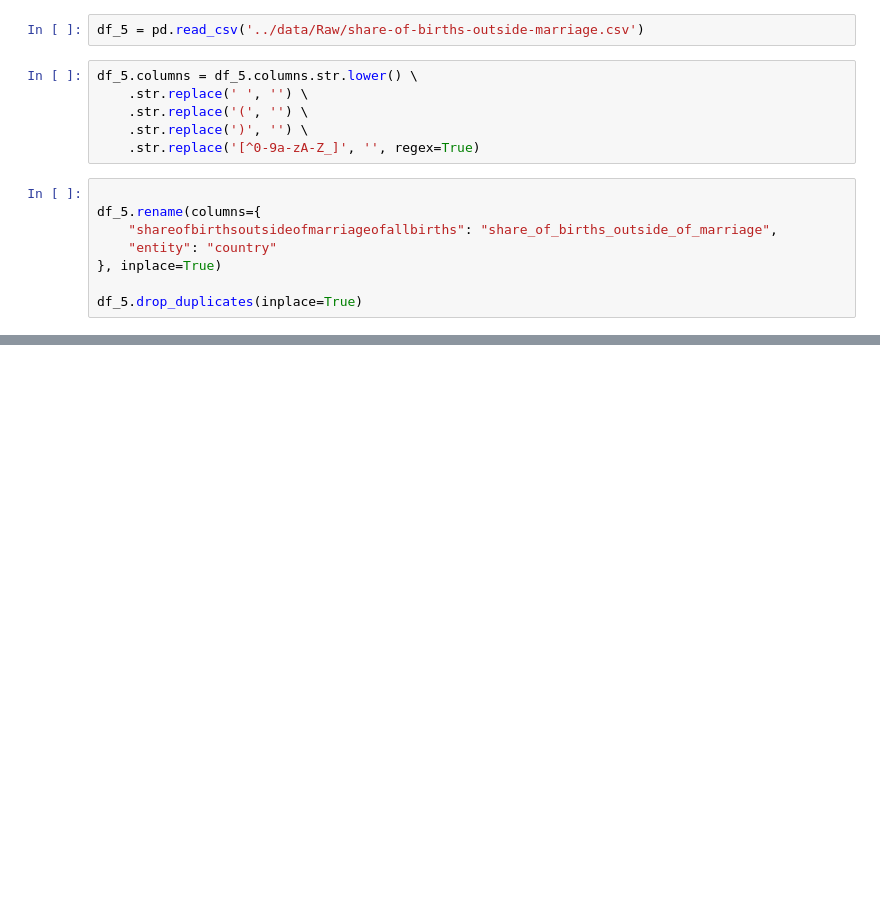
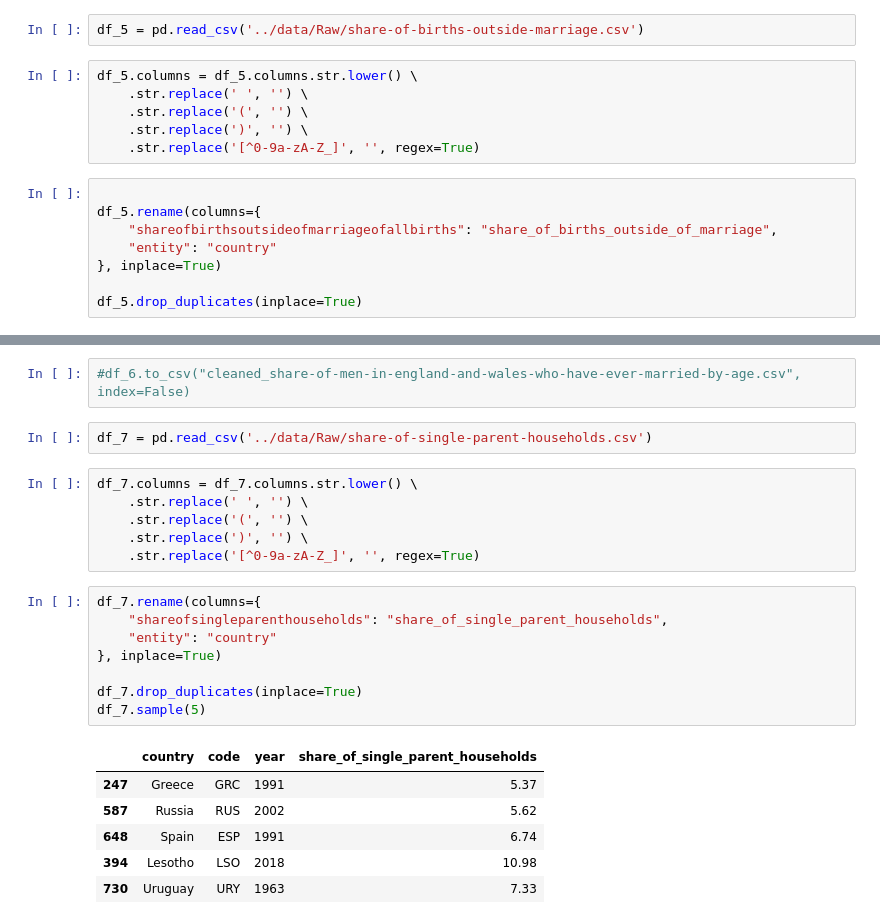
Before and after one commit to YkslB/marriage_statistics, a Jupyter notebook: scripts/Cleaning.ipynb, the cells around one changed output, grey strips where cells are left out. Cells and saved outputs as stored; diff of their text form; blank space fills up the shorter version.

```diff
--- a/scripts/Cleaning.ipynb
+++ b/scripts/Cleaning.ipynb
@@ -125,0 +224,25 @@ df_5.drop_duplicates(inplace=True)
+# %%
+#df_6.to_csv("cleaned_share-of-men-in-england-and-wales-who-have-ever-married-by-age.csv", index=False)
+# %%
+df_7 = pd.read_csv('../data/Raw/share-of-single-parent-households.csv')
+# %%
+df_7.columns = df_7.columns.str.lower() \
+    .str.replace(' ', '') \
+    .str.replace('(', '') \
+    .str.replace(')', '') \
+    .str.replace('[^0-9a-zA-Z_]', '', regex=True)
+# %%
+df_7.rename(columns={
+    "shareofsingleparenthouseholds": "share_of_single_parent_households",
+    "entity": "country"
+}, inplace=True)
+
+df_7.drop_duplicates(inplace=True)
+df_7.sample(5)
+# %% [output]
+|  | country | code | year | share_of_single_parent_households |
+| 247 | Greece | GRC | 1991 | 5.37 |
+| 587 | Russia | RUS | 2002 | 5.62 |
+| 648 | Spain | ESP | 1991 | 6.74 |
+| 394 | Lesotho | LSO | 2018 | 10.98 |
+| 730 | Uruguay | URY | 1963 | 7.33 |
```
Also changed, not shown: parts of 21 cells of this notebook, 5 other files.
